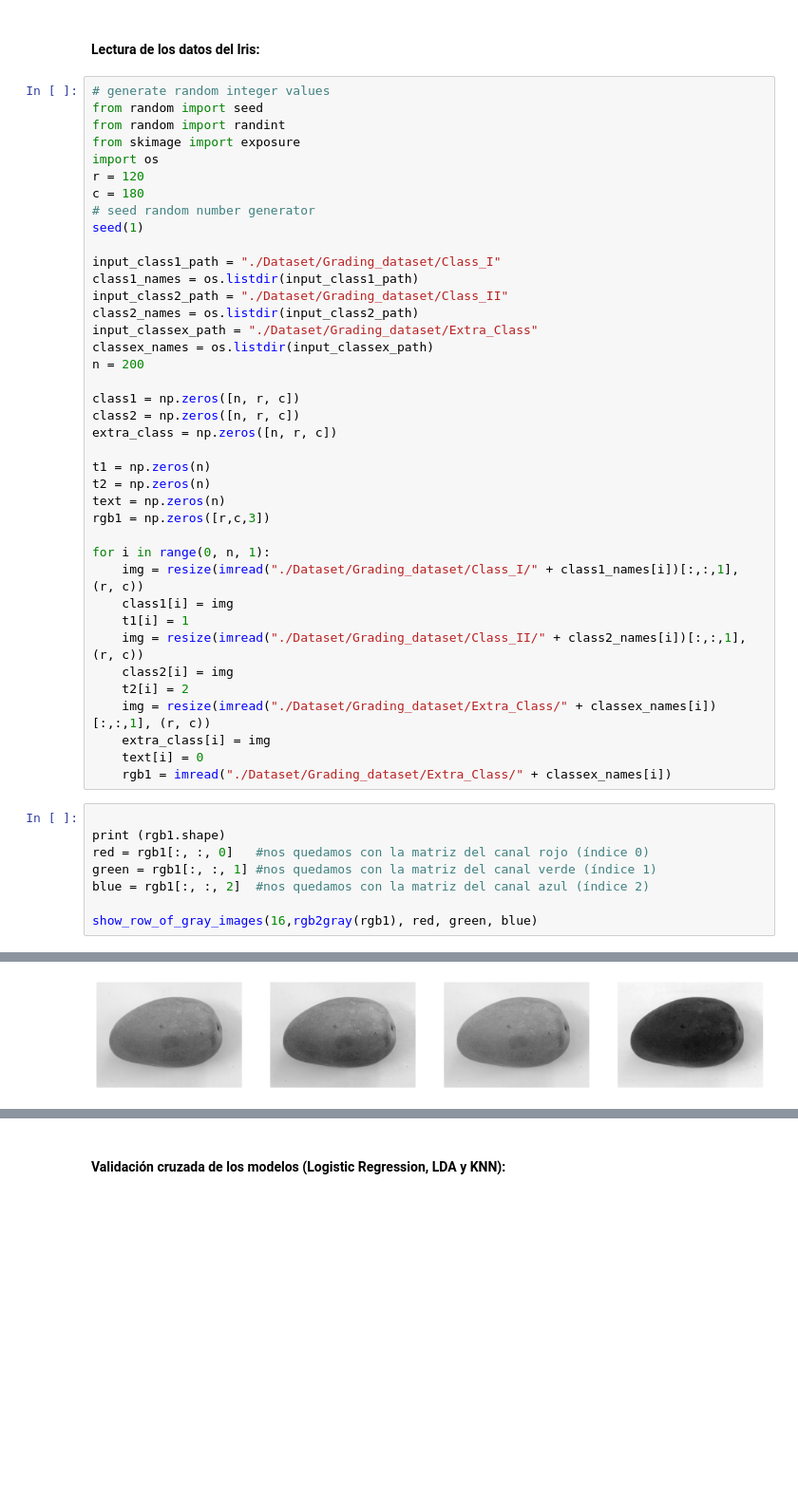
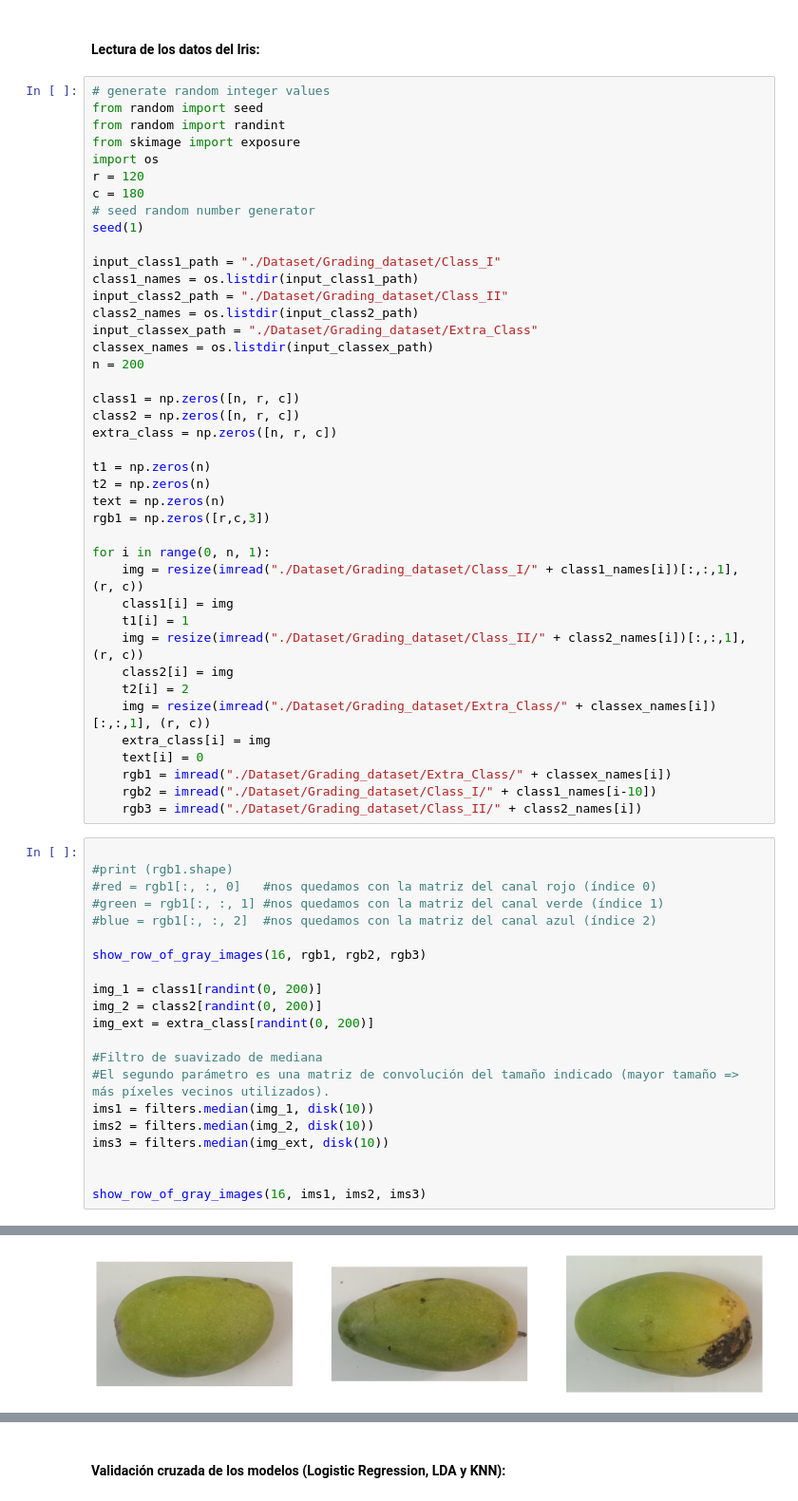
Before and after one commit to vidaldani/MangoGrading, a Jupyter notebook: MangoGrading.ipynb, the cells around one changed output, grey strips where cells are left out. Shown at 95% size. Saved outputs shown, nothing was run; the diff lists cells and outputs as text; blank space fills up the shorter version.

```diff
--- a/MangoGrading.ipynb
+++ b/MangoGrading.ipynb
@@ -77,12 +77,27 @@ for i in range(0, n, 1):
     extra_class[i] = img
     text[i] = 0
     rgb1 = imread("./Dataset/Grading_dataset/Extra_Class/" + classex_names[i])
+    rgb2 = imread("./Dataset/Grading_dataset/Class_I/" + class1_names[i-10])
+    rgb3 = imread("./Dataset/Grading_dataset/Class_II/" + class2_names[i])
 # %%
 
-print (rgb1.shape)
-red = rgb1[:, :, 0]   #nos quedamos con la matriz del canal rojo (índice 0)
-green = rgb1[:, :, 1] #nos quedamos con la matriz del canal verde (índice 1)
-blue = rgb1[:, :, 2]  #nos quedamos con la matriz del canal azul (índice 2)
+#print (rgb1.shape)
+#red = rgb1[:, :, 0]   #nos quedamos con la matriz del canal rojo (índice 0)
+#green = rgb1[:, :, 1] #nos quedamos con la matriz del canal verde (índice 1)
+#blue = rgb1[:, :, 2]  #nos quedamos con la matriz del canal azul (índice 2)
 
-show_row_of_gray_images(16,rgb2gray(rgb1), red, green, blue)
+show_row_of_gray_images(16, rgb1, rgb2, rgb3)
+
+img_1 = class1[randint(0, 200)]
+img_2 = class2[randint(0, 200)]
+img_ext = extra_class[randint(0, 200)]
+
+#Filtro de suavizado de mediana
+#El segundo parámetro es una matriz de convolución del tamaño indicado (mayor tamaño => más píxeles vecinos utilizados).
+ims1 = filters.median(img_1, disk(10))
+ims2 = filters.median(img_2, disk(10))
+ims3 = filters.median(img_ext, disk(10))
+
+
+show_row_of_gray_images(16, ims1, ims2, ims3)
 # %% [output]
@@ -90 +104 @@ show_row_of_gray_images(16,rgb2gray(rgb1), red, green, blue)
-[figure, old version]
+[figure, new version]
```
Also changed, not shown: parts of 5 cells of this notebook, 2 other files.
